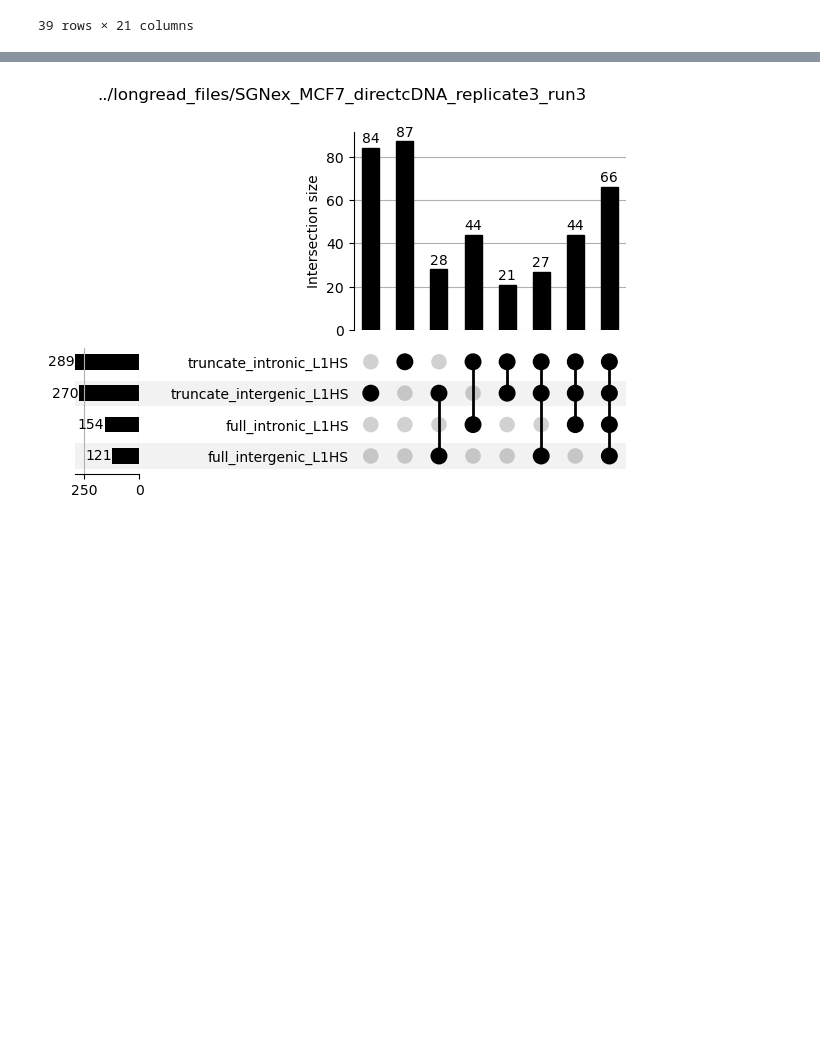
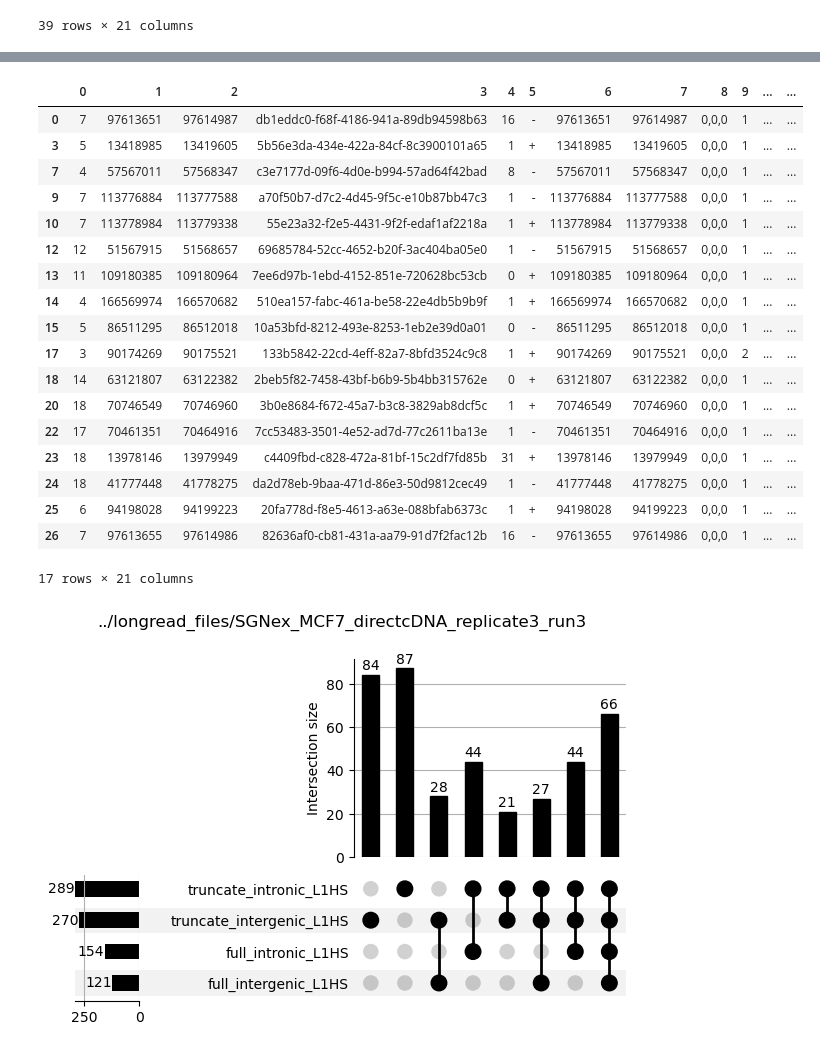
Before and after one commit to gage-lab/bulk_te_bench, a Jupyter notebook: analysis/upset/20240320_gtf_multimap.ipynb, the cells around one changed output, grey strips where cells are left out. Cells and saved outputs as stored; diff of their text form; code cells hidden in the pictures; blank space fills up the shorter version.

```diff
--- a/analysis/upset/20240320_gtf_multimap.ipynb
+++ b/analysis/upset/20240320_gtf_multimap.ipynb
@@ -351,3 +422,42 @@ KeyboardInterrupt:
+# %%
+fl_int = pd.read_csv(
+    "../longread_files/SGNex_MCF7_directcDNA_replicate3_run3/full_intergenic_L1HS.bed",
+    sep="\t",
+    header=None,
+)
+
+tr_int = pd.read_csv(
+    "../longread_files/SGNex_MCF7_directcDNA_replicate3_run3/truncate_intergenic_L1HS.bed",
+    sep="\t",
+    header=None,
+)
+
+readspath = "../longread_files/SGNex_MCF7_directcDNA_replicate3_run3/SGNex_MCF7_directcDNA_replicate3_run3_unique_reads.txt"
+with open(readspath, "r") as f:
+    unique_reads = f.read().split()
+
+# get unique reads in df[3]
+fl_int[fl_int[3].isin(tr_int[tr_int[3].isin(unique_reads)][3])]
+# %% [output]
+|  | 0 | 1 | 2 | 3 | 4 | 5 | 6 | 7 | 8 | 9 | ... | ... |
+| 0 | 7 | 97613651 | 97614987 | db1eddc0-f68f-4186-941a-89db94598b63 | 16 | - | 97613651 | 97614987 | 0,0,0 | 1 | ... | ... |
+| 3 | 5 | 13418985 | 13419605 | 5b56e3da-434e-422a-84cf-8c3900101a65 | 1 | + | 13418985 | 13419605 | 0,0,0 | 1 | ... | ... |
+| 7 | 4 | 57567011 | 57568347 | c3e7177d-09f6-4d0e-b994-57ad64f42bad | 8 | - | 57567011 | 57568347 | 0,0,0 | 1 | ... | ... |
+| 9 | 7 | 113776884 | 113777588 | a70f50b7-d7c2-4d45-9f5c-e10b87bb47c3 | 1 | - | 113776884 | 113777588 | 0,0,0 | 1 | ... | ... |
+| 10 | 7 | 113778984 | 113779338 | 55e23a32-f2e5-4431-9f2f-edaf1af2218a | 1 | + | 113778984 | 113779338 | 0,0,0 | 1 | ... | ... |
+| 12 | 12 | 51567915 | 51568657 | 69685784-52cc-4652-b20f-3ac404ba05e0 | 1 | - | 51567915 | 51568657 | 0,0,0 | 1 | ... | ... |
+| 13 | 11 | 109180385 | 109180964 | 7ee6d97b-1ebd-4152-851e-720628bc53cb | 0 | + | 109180385 | 109180964 | 0,0,0 | 1 | ... | ... |
+| 14 | 4 | 166569974 | 166570682 | 510ea157-fabc-461a-be58-22e4db5b9b9f | 1 | + | 166569974 | 166570682 | 0,0,0 | 1 | ... | ... |
+| 15 | 5 | 86511295 | 86512018 | 10a53bfd-8212-493e-8253-1eb2e39d0a01 | 0 | - | 86511295 | 86512018 | 0,0,0 | 1 | ... | ... |
+| 17 | 3 | 90174269 | 90175521 | 133b5842-22cd-4eff-82a7-8bfd3524c9c8 | 1 | + | 90174269 | 90175521 | 0,0,0 | 2 | ... | ... |
+| 18 | 14 | 63121807 | 63122382 | 2beb5f82-7458-43bf-b6b9-5b4bb315762e | 0 | + | 63121807 | 63122382 | 0,0,0 | 1 | ... | ... |
+| 20 | 18 | 70746549 | 70746960 | 3b0e8684-f672-45a7-b3c8-3829ab8dcf5c | 1 | + | 70746549 | 70746960 | 0,0,0 | 1 | ... | ... |
+| 22 | 17 | 70461351 | 70464916 | 7cc53483-3501-4e52-ad7d-77c2611ba13e | 1 | - | 70461351 | 70464916 | 0,0,0 | 1 | ... | ... |
+| 23 | 18 | 13978146 | 13979949 | c4409fbd-c828-472a-81bf-15c2df7fd85b | 31 | + | 13978146 | 13979949 | 0,0,0 | 1 | ... | ... |
+| 24 | 18 | 41777448 | 41778275 | da2d78eb-9baa-471d-86e3-50d9812cec49 | 1 | - | 41777448 | 41778275 | 0,0,0 | 1 | ... | ... |
+| 25 | 6 | 94198028 | 94199223 | 20fa778d-f8e5-4613-a63e-088bfab6373c | 1 | + | 94198028 | 94199223 | 0,0,0 | 1 | ... | ... |
+| 26 | 7 | 97613655 | 97614986 | 82636af0-cb81-431a-aa79-91d7f2fac12b | 16 | - | 97613655 | 97614986 | 0,0,0 | 1 | ... | ... |
+17 rows × 21 columns
 # %%
 make_a_plot(path, categories=[cat + "_L1HS" for cat in regions])
 make_a_plot(path, categories=[cat + "_L1HS_best" for cat in regions])
```
Also changed, not shown: parts of 16 cells of this notebook, 1 other file.
